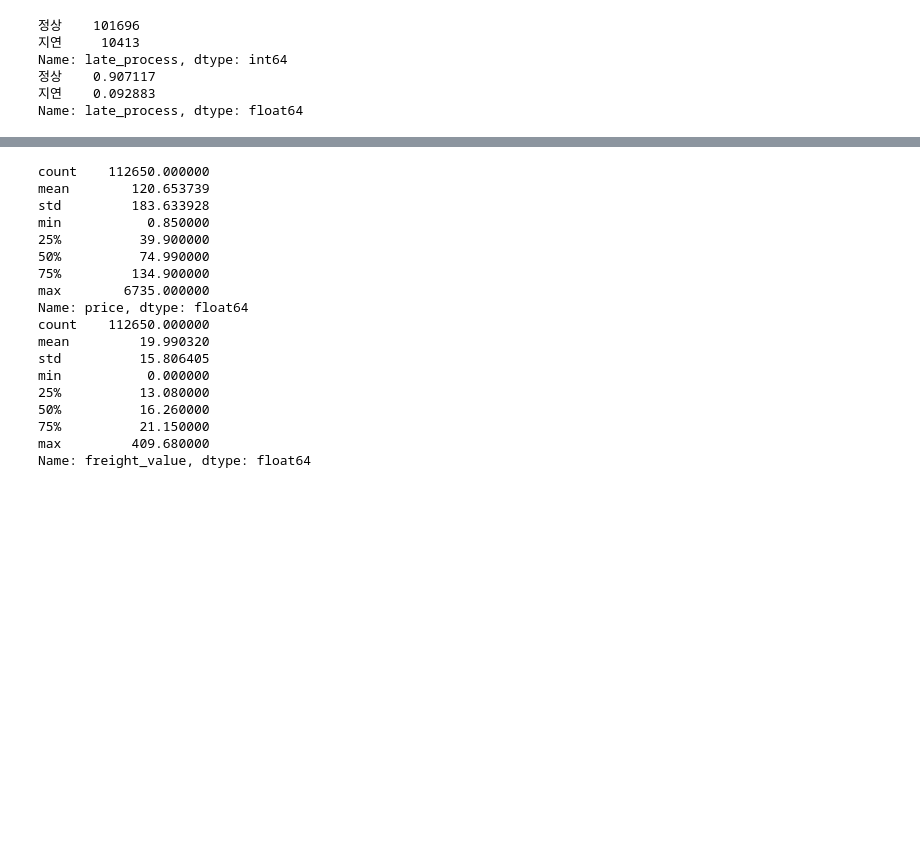
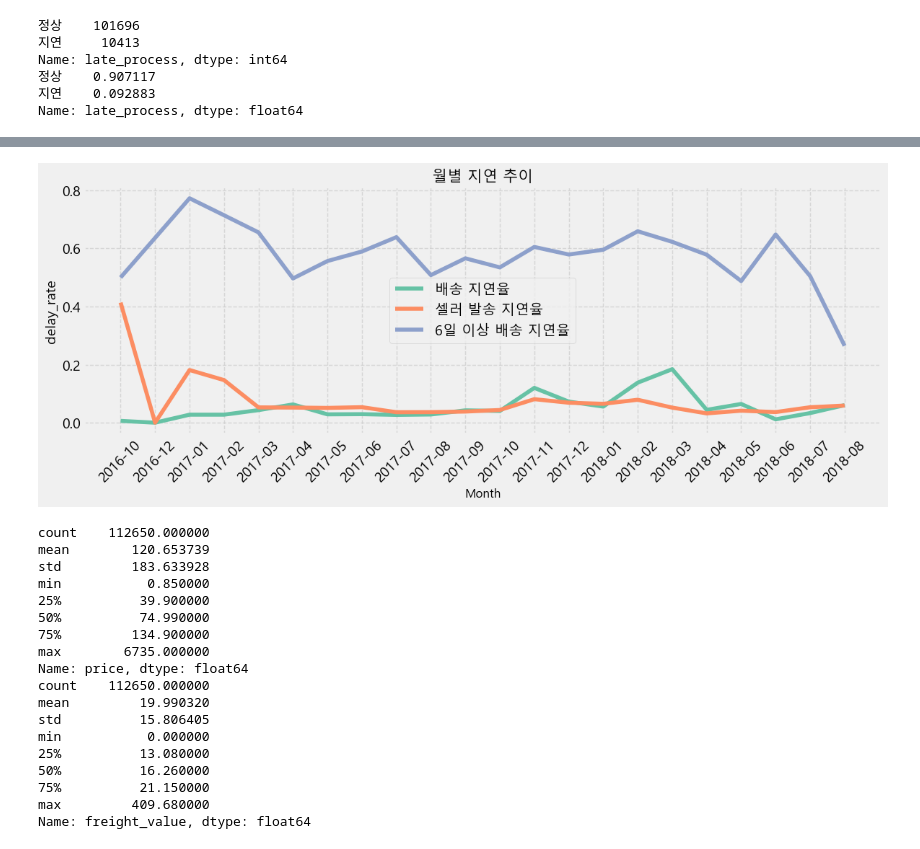
Before and after one commit to eunsung20311-dot/Olist-E-commerce-Analysis, a Jupyter notebook: 1. Data preparation + EDA.ipynb, the cells around one changed output, grey strips where cells are left out. Saved outputs shown, nothing was run; the diff lists cells and outputs as text; code cells hidden in the pictures; blank space fills up the shorter version.

```diff
--- a/1. Data preparation + EDA.ipynb
+++ b/1. Data preparation + EDA.ipynb
@@ -637,0 +729,13 @@ Name: late_process, dtype: float64
+# %%
+# shift를 사용하여 전월 데이터 가져오기
+monthly['prev_delay_rate'] = monthly['delay_rate'].shift(1)
+monthly['prev_seller_rate'] = monthly['seller_delay_rate'].shift(1)
+monthly['prev_long_days_delay_rate'] = monthly['long_days_delay_rate'].shift(1)
+
+# MoM 계산
+monthly['delay_rate_mom'] = (monthly['delay_rate'] - monthly['prev_delay_rate']) / monthly['prev_delay_rate']
+monthly['seller_delay_rate_mom'] = (monthly['seller_delay_rate'] - monthly['prev_seller_rate']) / monthly['prev_seller_rate']
+monthly['long_days_delay_rate_mom'] = (monthly['long_days_delay_rate'] - monthly['prev_long_days_delay_rate']) / monthly['prev_long_days_delay_rate']
+
+result = monthly[['delay_rate', 'delay_rate_mom', 'seller_delay_rate', 'seller_delay_rate_mom', 'long_days_delay_rate', 'long_days_delay_rate_mom']].round(4)
+monthly
@@ -638,3 +761,22 @@ Name: late_process, dtype: float64
+# %%
+plt.figure(figsize=(12, 5))
+target_monthly = monthly.loc['2016-10':'2018-08']
+
+colors = sns.color_palette('Set2')
+sns.lineplot(data=target_monthly, x=target_monthly.index.astype(str), y='delay_rate', color=colors[0], label='배송 지연율')
+sns.lineplot(data=target_monthly, x=target_monthly.index.astype(str), y='seller_delay_rate', color=colors[1], label='셀러 발송 지연율')
+sns.lineplot(data=target_monthly, x=target_monthly.index.astype(str), y='long_days_delay_rate', color=colors[2], label='6일 이상 배송 지연율')
+
+plt.title('월별 지연 추이', fontsize=15)
+plt.xlabel('Month', fontsize=12)
+plt.xticks(rotation=45)
+plt.legend()
+plt.grid(True, linestyle='--', alpha=0.7)
+
+plt.tight_layout()
+plt.show()
+# %% [output]
+[figure, added]
 # %%
 #가격과 배송비 분포
 print(df_items['price'].describe())
```
Also changed, not shown: parts of 13 cells of this notebook.
